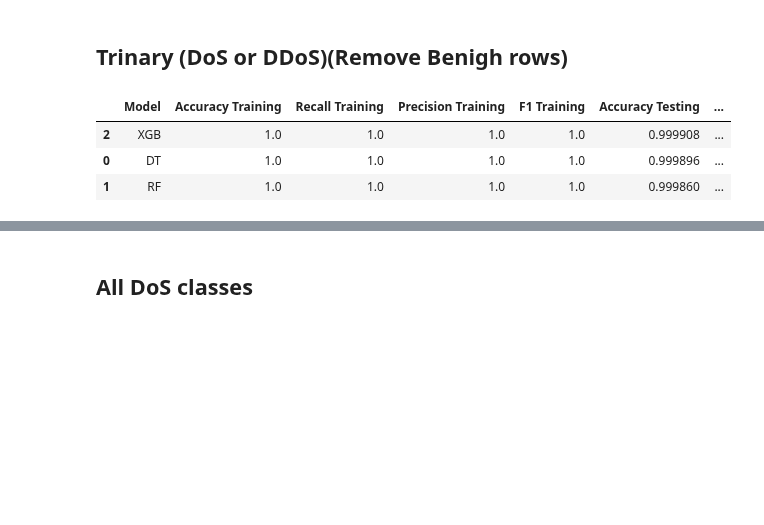
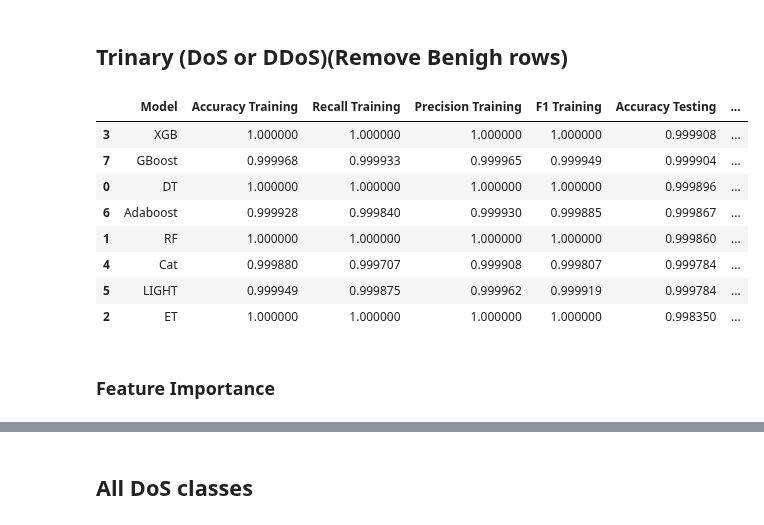
Before and after one commit to mcrayssac/CIC_IoT_Cyber_Attacks, a Jupyter notebook: Performance.ipynb, the cells around one changed output, grey strips where cells are left out. Cells and saved outputs as stored; diff of their text form; code cells hidden in the pictures; blank space fills up the shorter version.

```diff
--- a/Performance.ipynb
+++ b/Performance.ipynb
@@ -18,10 +78,17 @@ read_csv_file(performance_path, model_path).sort_values(by=['Total rows', 'Accur
 # %% [markdown]
 ## Trinary (DoS or DDoS)(Remove Benigh rows)
 # %%
-model_path = ".\\resultats\\DoS\\Trinary\\"
+model_path = ".\\resultats\\DoS_3_models\\Trinary\\"
 read_csv_file(performance_path, model_path).sort_values(by=['Total rows', 'Accuracy Testing', 'Recall Testing', 'Precision Testing', 'F1 Testing'], ascending=False).head(20)
 # %% [output]
 |  | Model | Accuracy Training | Recall Training | Precision Training | F1 Training | Accuracy Testing | ... |
-| 2 | XGB | 1.0 | 1.0 | 1.0 | 1.0 | 0.999908 | ... |
-| 0 | DT | 1.0 | 1.0 | 1.0 | 1.0 | 0.999896 | ... |
-| 1 | RF | 1.0 | 1.0 | 1.0 | 1.0 | 0.999860 | ... |
+| 3 | XGB | 1.000000 | 1.000000 | 1.000000 | 1.000000 | 0.999908 | ... |
+| 7 | GBoost | 0.999968 | 0.999933 | 0.999965 | 0.999949 | 0.999904 | ... |
+| 0 | DT | 1.000000 | 1.000000 | 1.000000 | 1.000000 | 0.999896 | ... |
+| 6 | Adaboost | 0.999928 | 0.999840 | 0.999930 | 0.999885 | 0.999867 | ... |
+| 1 | RF | 1.000000 | 1.000000 | 1.000000 | 1.000000 | 0.999860 | ... |
+| 4 | Cat | 0.999880 | 0.999707 | 0.999908 | 0.999807 | 0.999784 | ... |
+| 5 | LIGHT | 0.999949 | 0.999875 | 0.999962 | 0.999919 | 0.999784 | ... |
+| 2 | ET | 1.000000 | 1.000000 | 1.000000 | 1.000000 | 0.998350 | ... |
+# %% [markdown]
+### Feature Importance
```
Also changed, not shown: parts of 39 cells of this notebook, 46 other files.
